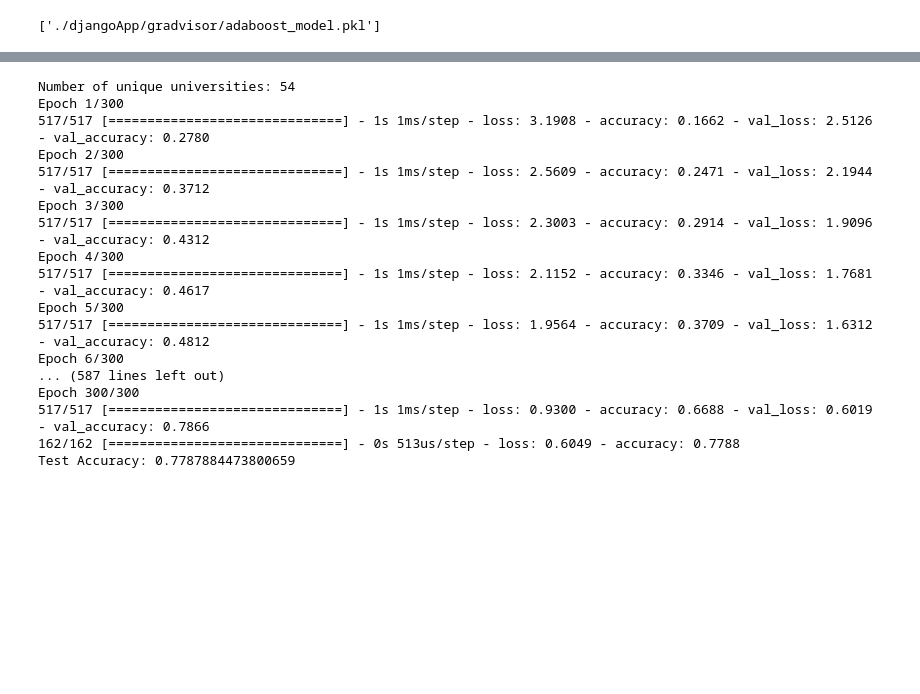
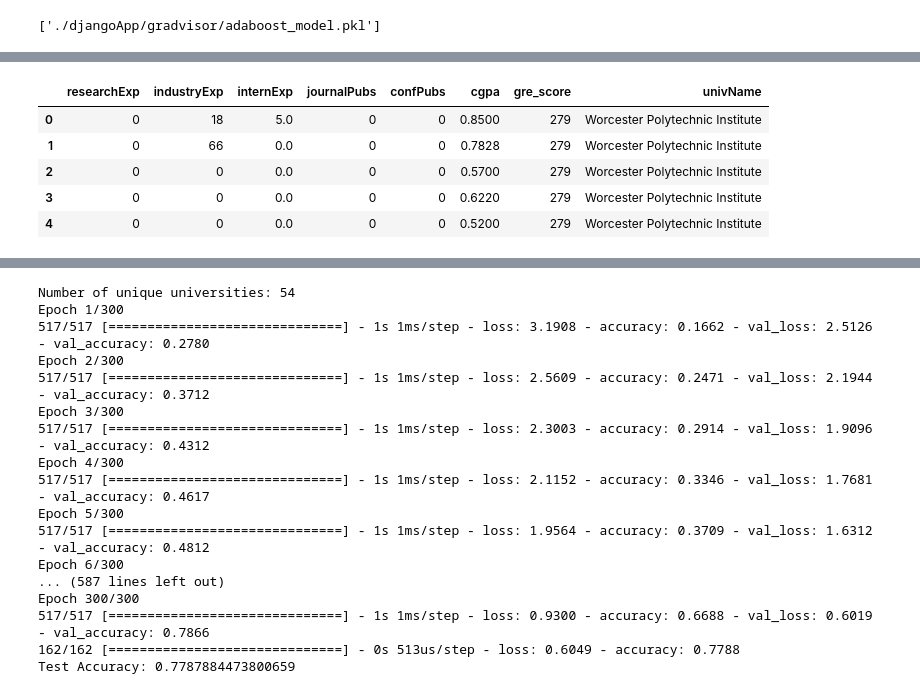
Before and after one commit to mohitsarin-tamu/Gradvisor, a Jupyter notebook: GradVisor.ipynb, the cells around one changed output, grey strips where cells are left out. Drawn from its saved outputs; the diff is of its cells as text; code cells hidden in the pictures; blank space fills up the shorter version.

```diff
--- a/GradVisor.ipynb
+++ b/GradVisor.ipynb
@@ -116,0 +109,3 @@ df.head()
+# %%
+df_user = df
+df.head()
@@ -379,0 +394,21 @@ joblib.dump(best_model, './djangoApp/gradvisor/adaboost_model.pkl')
+# %%
+# Drop rows where 'admit' column is 0
+df_user = df_user[df_user['admit'] != 0]
+
+# Reset index after dropping rows
+df_user.reset_index(drop=True, inplace=True)
+# %%
+# Features (X)
+X_user = df_user[['researchExp', 'industryExp', 'internExp', 'journalPubs', 'confPubs', 'cgpa', 'gre_score', 'univName']]
+
+# Target (y)
+y_user = df_user['userName']
+# %%
+X_user.head()
+# %% [output]
+|  | researchExp | industryExp | internExp | journalPubs | confPubs | cgpa | gre_score | univName |
+| 0 | 0 | 18 | 5.0 | 0 | 0 | 0.8500 | 279 | Worcester Polytechnic Institute |
+| 1 | 0 | 66 | 0.0 | 0 | 0 | 0.7828 | 279 | Worcester Polytechnic Institute |
+| 2 | 0 | 0 | 0.0 | 0 | 0 | 0.5700 | 279 | Worcester Polytechnic Institute |
+| 3 | 0 | 0 | 0.0 | 0 | 0 | 0.6220 | 279 | Worcester Polytechnic Institute |
+| 4 | 0 | 0 | 0.0 | 0 | 0 | 0.5200 | 279 | Worcester Polytechnic Institute |
```
Also changed, not shown: parts of 15 cells of this notebook.
